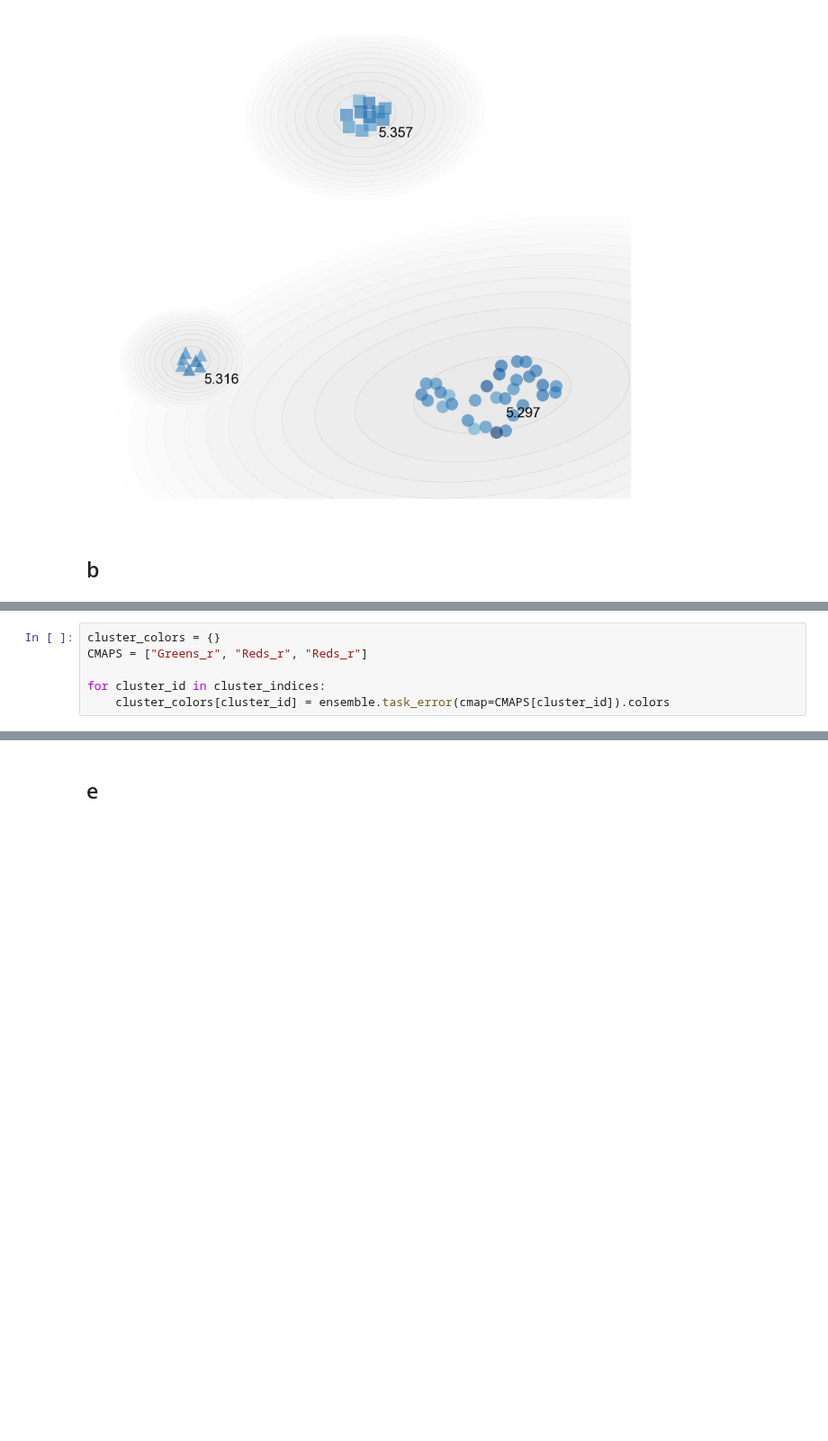
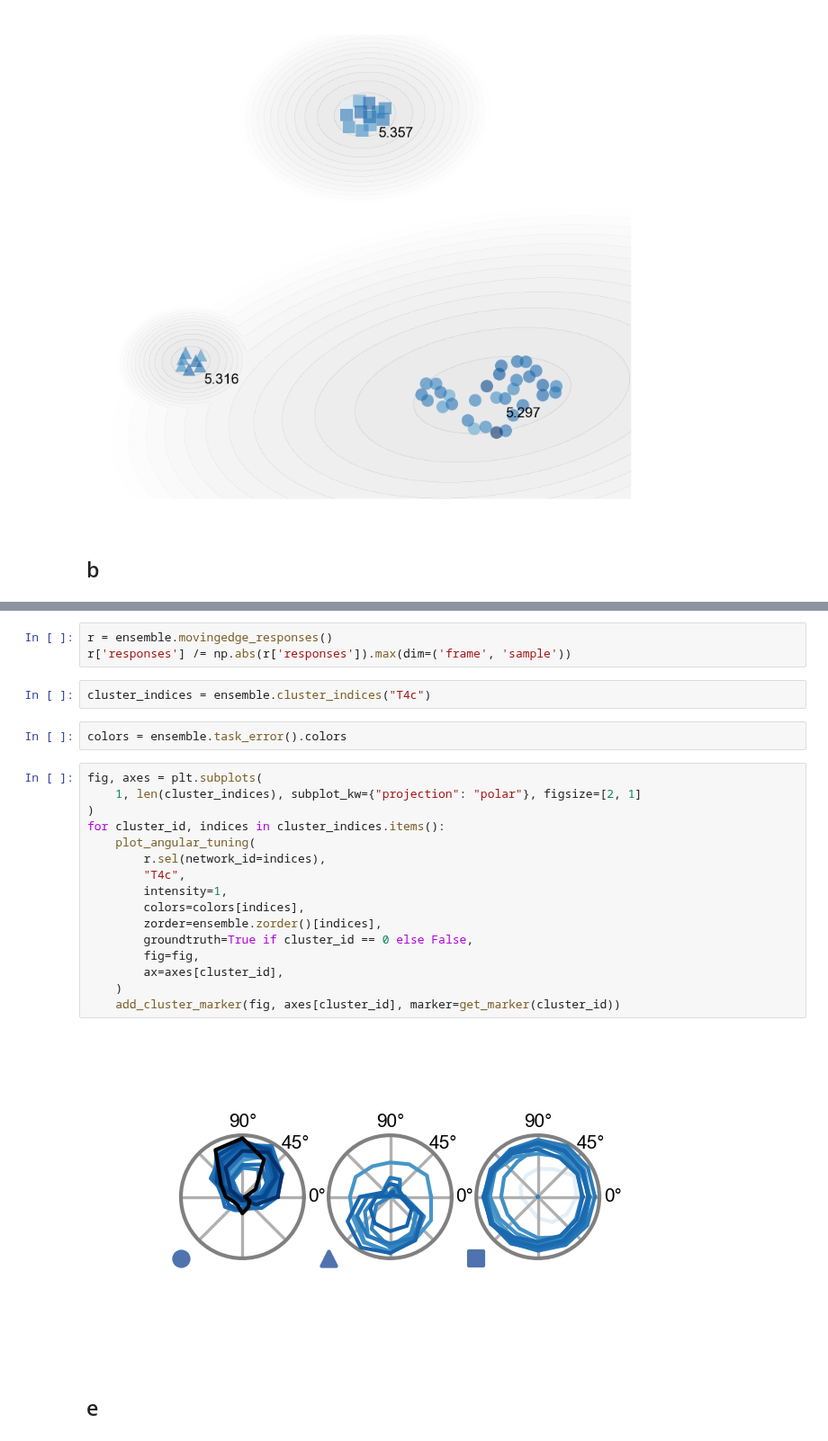
Before and after one commit to TuragaLab/flyvis, a Jupyter notebook: examples/figure_03_naturalistic_stimuli_responses.ipynb, the cells around one changed output, grey strips where cells are left out. Shown at 90% size. Saved outputs shown, nothing was run; the diff lists cells and outputs as text; blank space fills up the shorter version.

```diff
--- a/examples/figure_03_naturalistic_stimuli_responses.ipynb
+++ b/examples/figure_03_naturalistic_stimuli_responses.ipynb
@@ -105,6 +39,0 @@ response_view = MovingEdgeResponseView(
-# %%
-cluster_colors = {}
-CMAPS = ["Greens_r", "Reds_r", "Reds_r"]
-
-for cluster_id in cluster_indices:
-    cluster_colors[cluster_id] = ensemble.task_error(cmap=CMAPS[cluster_id]).colors
@@ -159,3 +40,28 @@ plots.polar(
+# %%
+r = ensemble.movingedge_responses()
+r['responses'] /= np.abs(r['responses']).max(dim=('frame', 'sample'))
+# %%
+cluster_indices = ensemble.cluster_indices("T4c")
+# %%
+colors = ensemble.task_error().colors
+# %%
+fig, axes = plt.subplots(
+    1, len(cluster_indices), subplot_kw={"projection": "polar"}, figsize=[2, 1]
+)
+for cluster_id, indices in cluster_indices.items():
+    plot_angular_tuning(
+        r.sel(network_id=indices),
+        "T4c",
+        intensity=1,
+        colors=colors[indices],
+        zorder=ensemble.zorder()[indices],
+        groundtruth=True if cluster_id == 0 else False,
+        fig=fig,
+        ax=axes[cluster_id],
+    )
+    add_cluster_marker(fig, axes[cluster_id], marker=get_marker(cluster_id))
+# %% [output]
+[figure, added]
 # %% [markdown]
 ## e
 # %%
```
Also changed, not shown: parts of 12 cells of this notebook, 31 other files.
